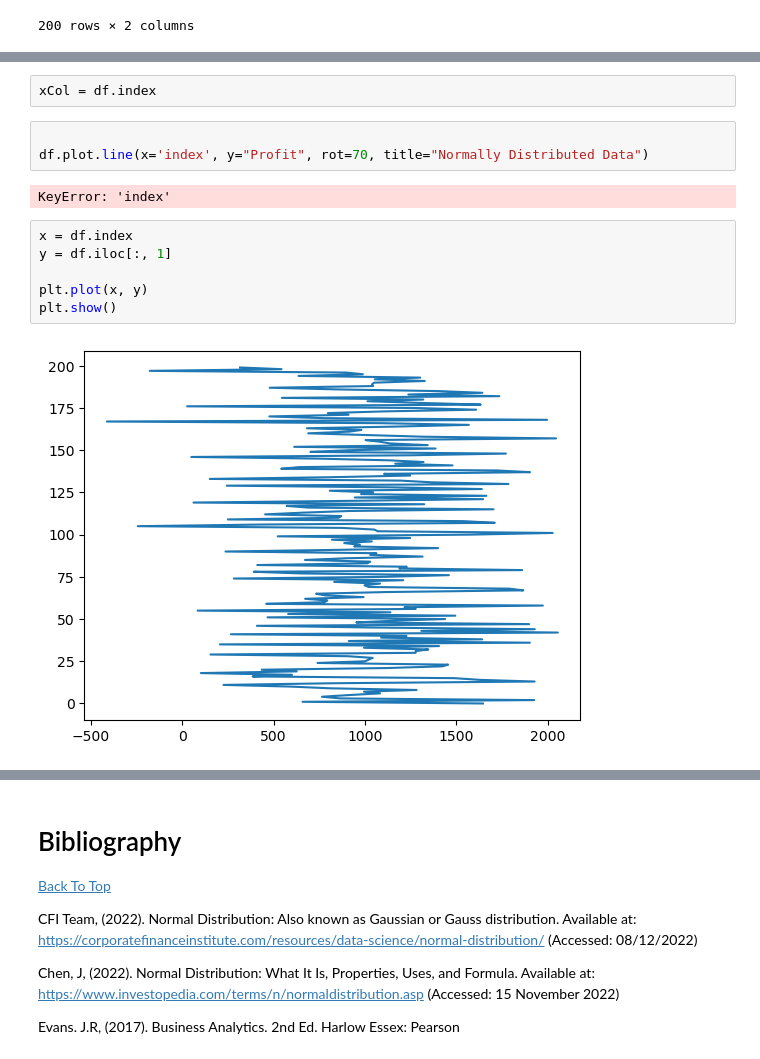
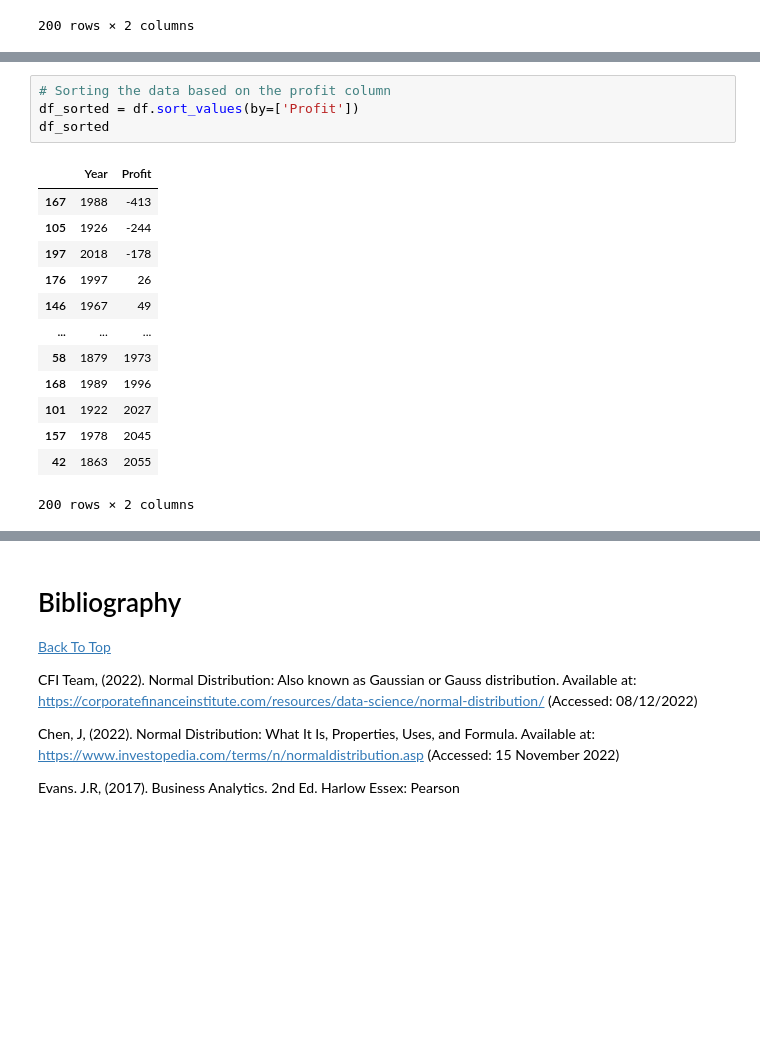
Before and after one commit to elainetynan/funddata-assessment, a Jupyter notebook: normalDistribution/NormalDistribution.ipynb, the cells around one changed output, grey strips where cells are left out. Cells and saved outputs as stored; diff of their text form; blank space fills up the shorter version.

```diff
--- a/normalDistribution/NormalDistribution.ipynb
+++ b/normalDistribution/NormalDistribution.ipynb
@@ -75,15 +79,18 @@ df.plot.bar(x="Year", y="Profit", rot=70, title="Normally Distributed Data");
-# %%
-xCol = df.index
-# %%
-
-df.plot.line(x='index', y="Profit", rot=70, title="Normally Distributed Data")
-# %% [output]
-KeyError: 'index'
-# %%
-x = df.index
-y = df.iloc[:, 1]
-
-plt.plot(x, y)
-plt.show()
-# %% [output]
-[figure, removed]
+# %%
+# Sorting the data based on the profit column
+df_sorted = df.sort_values(by=['Profit'])
+df_sorted
+# %% [output]
+|  | Year | Profit |
+| 167 | 1988 | -413 |
+| 105 | 1926 | -244 |
+| 197 | 2018 | -178 |
+| 176 | 1997 | 26 |
+| 146 | 1967 | 49 |
+| ... | ... | ... |
+| 58 | 1879 | 1973 |
+| 168 | 1989 | 1996 |
+| 101 | 1922 | 2027 |
+| 157 | 1978 | 2045 |
+| 42 | 1863 | 2055 |
+200 rows × 2 columns
```
Also changed, not shown: parts of 9 cells of this notebook, 1 other file.
